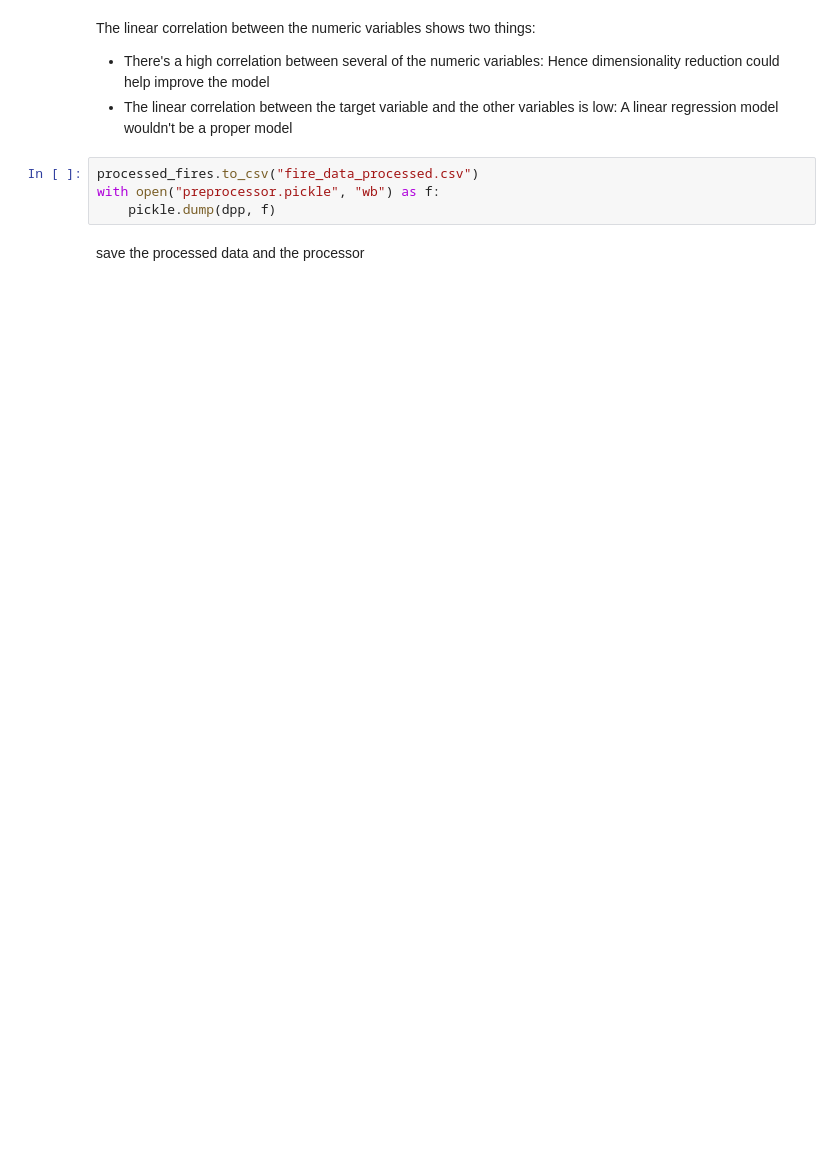
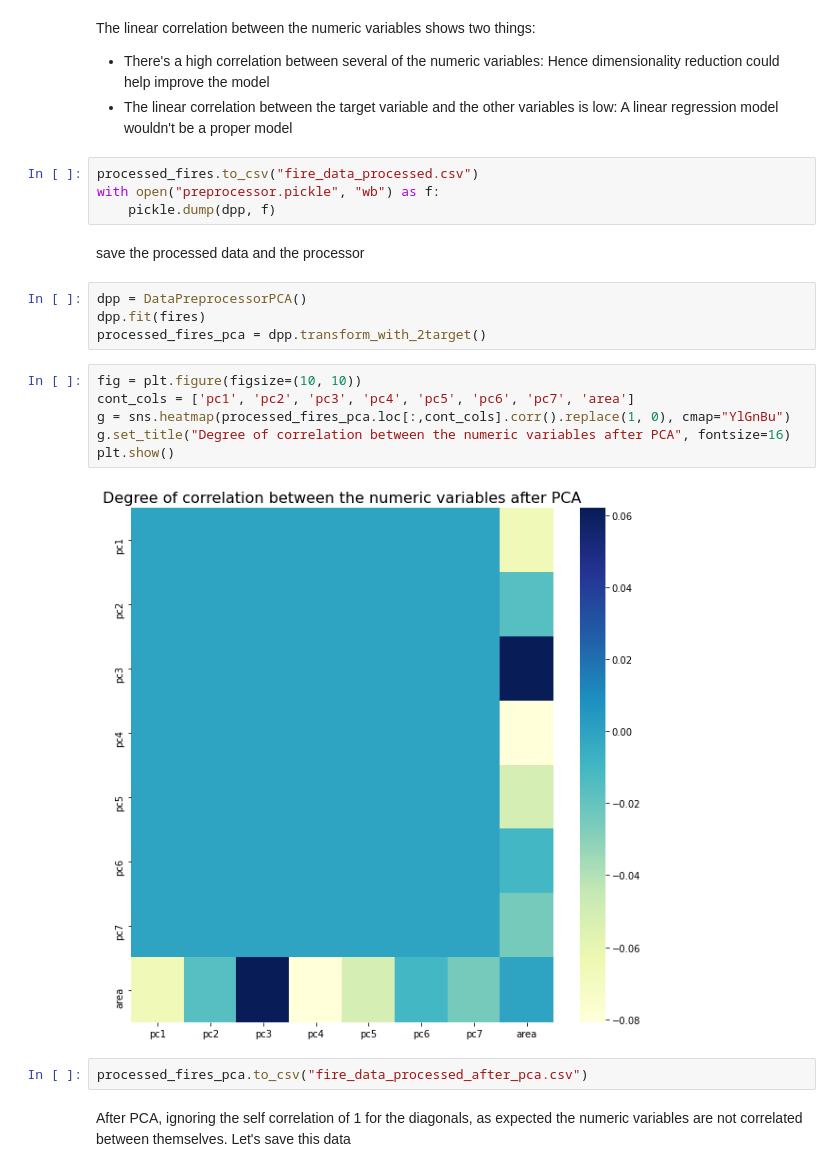
Before and after one commit to alonsocampana/fire-montesinho, a Jupyter notebook: exploratory_analysis_preprocessing.ipynb, the cells around one changed output. Saved outputs shown, nothing was run; the diff lists cells and outputs as text; blank space fills up the shorter version.

```diff
--- a/exploratory_analysis_preprocessing.ipynb
+++ b/exploratory_analysis_preprocessing.ipynb
@@ -194,3 +197,19 @@ with open("preprocessor.pickle", "wb") as f:
     pickle.dump(dpp, f)
 # %% [markdown]
 save the processed data and the processor
+# %%
+dpp = DataPreprocessorPCA()
+dpp.fit(fires)
+processed_fires_pca = dpp.transform_with_2target()
+# %%
+fig = plt.figure(figsize=(10, 10))
+cont_cols = ['pc1', 'pc2', 'pc3', 'pc4', 'pc5', 'pc6', 'pc7', 'area']
+g = sns.heatmap(processed_fires_pca.loc[:,cont_cols].corr().replace(1, 0), cmap="YlGnBu")
+g.set_title("Degree of correlation between the numeric variables after PCA", fontsize=16)
+plt.show()
+# %% [output]
+[figure, added]
+# %%
+processed_fires_pca.to_csv("fire_data_processed_after_pca.csv")
+# %% [markdown]
+After PCA, ignoring the self correlation of 1 for the diagonals, as expected the numeric variables are not correlated between themselves. Let's save this data
```
Also changed, not shown: parts of 7 cells of this notebook, 3 other files.
